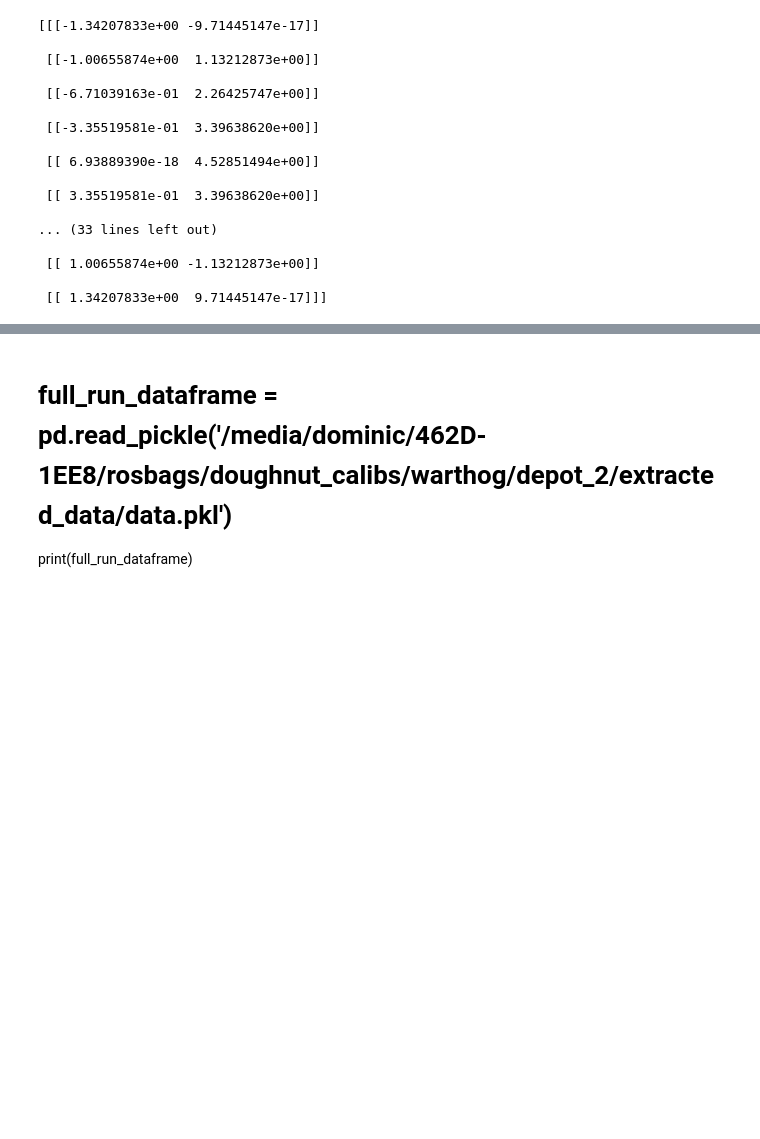
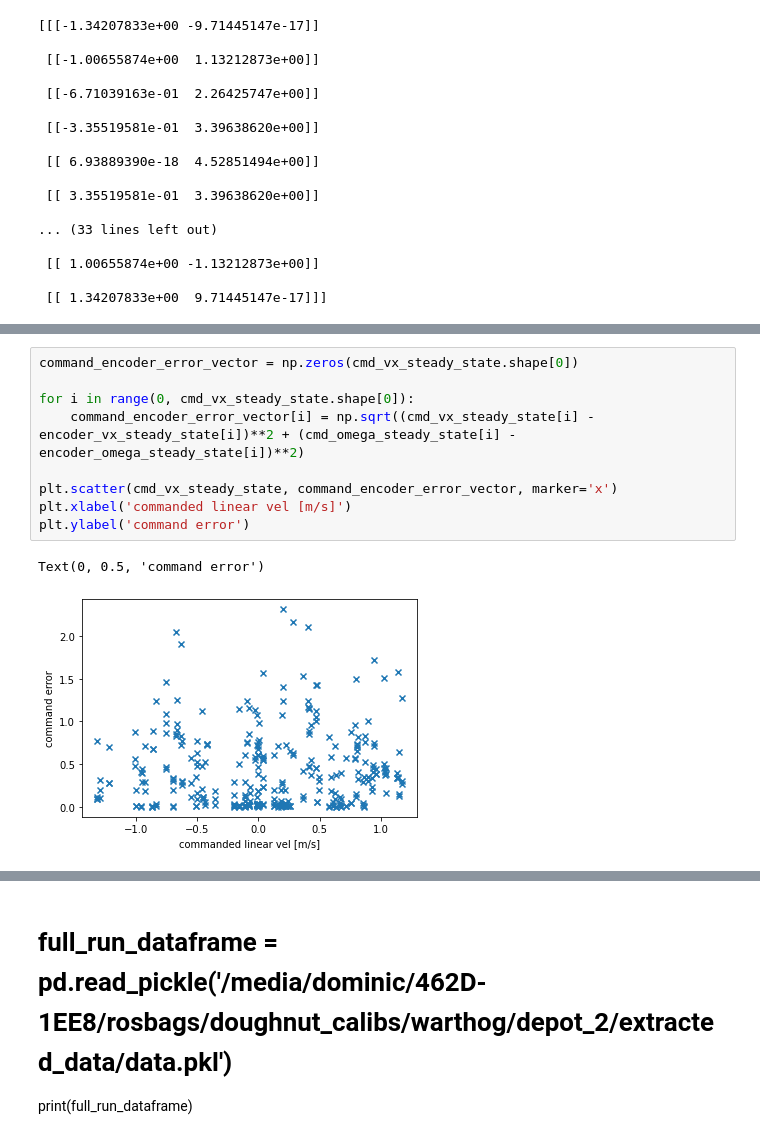
Before and after one commit to norlab-ulaval/norlab_WMRD, a Jupyter notebook: DB/plot_velocities.ipynb, the cells around one changed output, grey strips where cells are left out. Saved outputs shown, nothing was run; the diff lists cells and outputs as text; blank space fills up the shorter version.

```diff
--- a/DB/plot_velocities.ipynb
+++ b/DB/plot_velocities.ipynb
@@ -244,0 +291,12 @@ ax.set_ylim(-2, 2.0)
+# %%
+command_encoder_error_vector = np.zeros(cmd_vx_steady_state.shape[0])
+
+for i in range(0, cmd_vx_steady_state.shape[0]):
+    command_encoder_error_vector[i] = np.sqrt((cmd_vx_steady_state[i] - encoder_vx_steady_state[i])**2 + (cmd_omega_steady_state[i] - encoder_omega_steady_state[i])**2)
+
+plt.scatter(cmd_vx_steady_state, command_encoder_error_vector, marker='x')
+plt.xlabel('commanded linear vel [m/s]')
+plt.ylabel('command error')
+# %% [output]
+Text(0, 0.5, 'command error')
+[figure, added]
```
Also changed, not shown: parts of 10 cells of this notebook, 4 other files.
